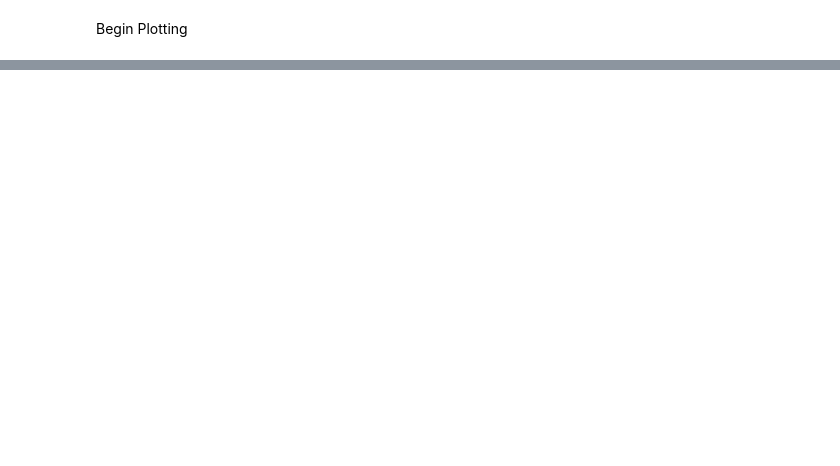
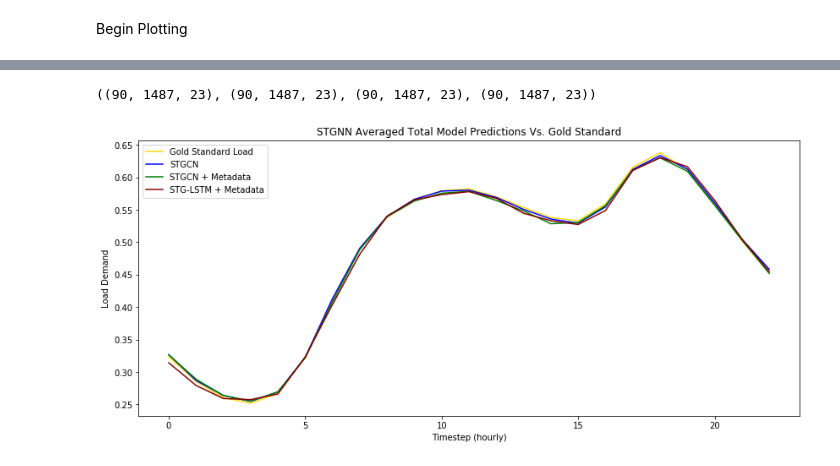
Before and after one commit to austnbell/energyDemand, a Jupyter notebook: evaluation/finalEval.ipynb, the cells around one changed output, grey strips where cells are left out. Drawn from its saved outputs; the diff is of its cells as text; code cells hidden in the pictures; blank space fills up the shorter version.

```diff
--- a/evaluation/finalEval.ipynb
+++ b/evaluation/finalEval.ipynb
@@ -47,0 +89,42 @@ plotPredictions(target, stgcn_preds, stgcn_metadata_preds, 1300, 20)
+# %%
+# load in our files
+with open("./results/TargetValues_norm.pkl", "rb") as f:
+    target_norm = pickle.load(f)
+
+with open("./results/STGCNPredictions_norm.pkl", "rb") as f:
+    stgcn_preds_norm = pickle.load(f)
+
+with open("./results/STGCN_metadataPredictions_norm.pkl", "rb") as f:
+    stgcn_metadata_preds_norm = pickle.load(f)
+
+with open("./results/STGLSTM_metadataPredictions_norm.pkl", "rb") as f:
+    stglstm_metadata_preds_norm = pickle.load(f)
+
+target_norm.shape, stgcn_preds_norm.shape, stgcn_metadata_preds_norm.shape, stglstm_metadata_preds_norm.shape
+# %% [output]
+((90, 1487, 23), (90, 1487, 23), (90, 1487, 23), (90, 1487, 23))
+# %%
+def plotAvgPredictions(target_norm, stgcn_preds_norm, stgcn_metadata_preds_norm, stglstm_metadata_preds_norm):
+    t = np.mean(np.mean(target_norm, axis = 0), axis = 0)
+    stgcn = np.mean(np.mean(stgcn_preds_norm, axis = 0), axis = 0)
+    stgcn_meta = np.mean(np.mean(stgcn_metadata_preds_norm, axis = 0), axis = 0)
+    stglstm_meta = np.mean(np.mean(stglstm_metadata_preds_norm, axis = 0), axis = 0)
+
+
+    plt.figure(figsize=(14,6))
+    plt.title('STGNN Averaged Total Model Predictions Vs. Gold Standard')
+    plt.plot(t, label = "Gold Standard Load", color = "gold")
+
+    plt.plot(stgcn, label = "STGCN", color = "blue")
+    plt.plot(stgcn_meta, label = "STGCN + Metadata", color = "green")
+    plt.plot(stglstm_meta, label = "STG-LSTM + Metadata", color = "darkred")
+
+
+    plt.xlabel("Timestep (hourly)")
+    plt.ylabel("Load Demand")
+    plt.legend()
+    plt.show()
+# %%
+plotAvgPredictions(target_norm, stgcn_preds_norm, stgcn_metadata_preds_norm, stglstm_metadata_preds_norm)
+# %% [output]
+[figure, added]
```
Also changed, not shown: parts of 9 cells of this notebook, 12 other files.
